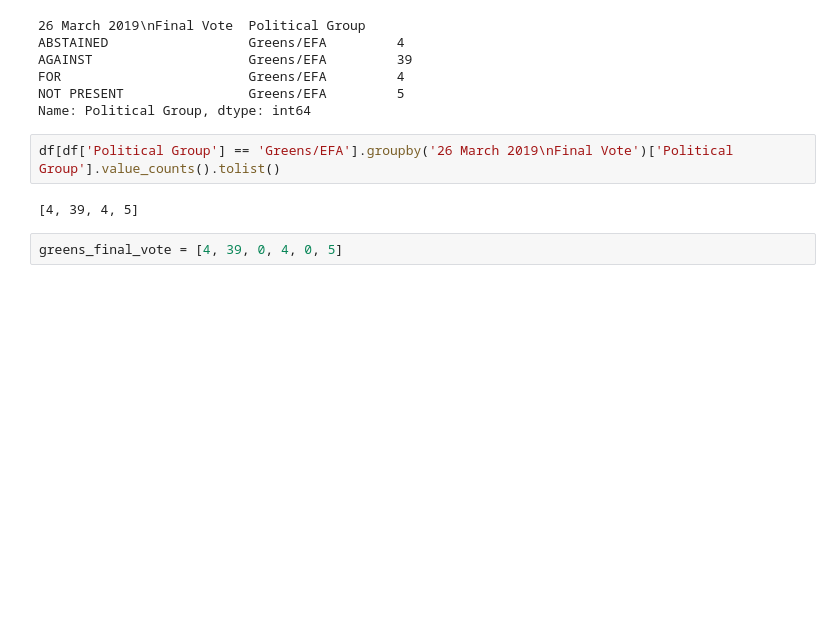
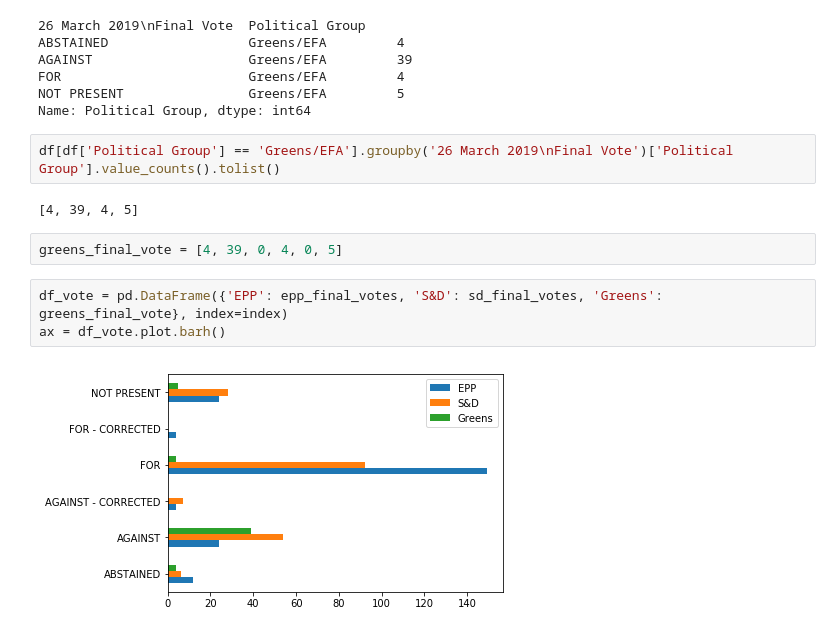
Before and after one commit to maxarvid/CopyrightDirective, a Jupyter notebook: 02_EP_vote.ipynb, the cells around one changed output. Cells and saved outputs as stored; diff of their text form; blank space fills up the shorter version.

Commit message:
ep final vote not styled

```diff
--- a/02_EP_vote.ipynb
+++ b/02_EP_vote.ipynb
@@ -231,3 +231,8 @@ df[df['Political Group'] == 'Greens/EFA'].groupby('26 March 2019\nFinal Vote')['
 [4, 39, 4, 5]
 # %%
 greens_final_vote = [4, 39, 0, 4, 0, 5]
+# %%
+df_vote = pd.DataFrame({'EPP': epp_final_votes, 'S&D': sd_final_votes, 'Greens': greens_final_vote}, index=index)
+ax = df_vote.plot.barh()
+# %% [output]
+[figure, added]
```
Also changed, not shown: parts of 22 cells of this notebook.
